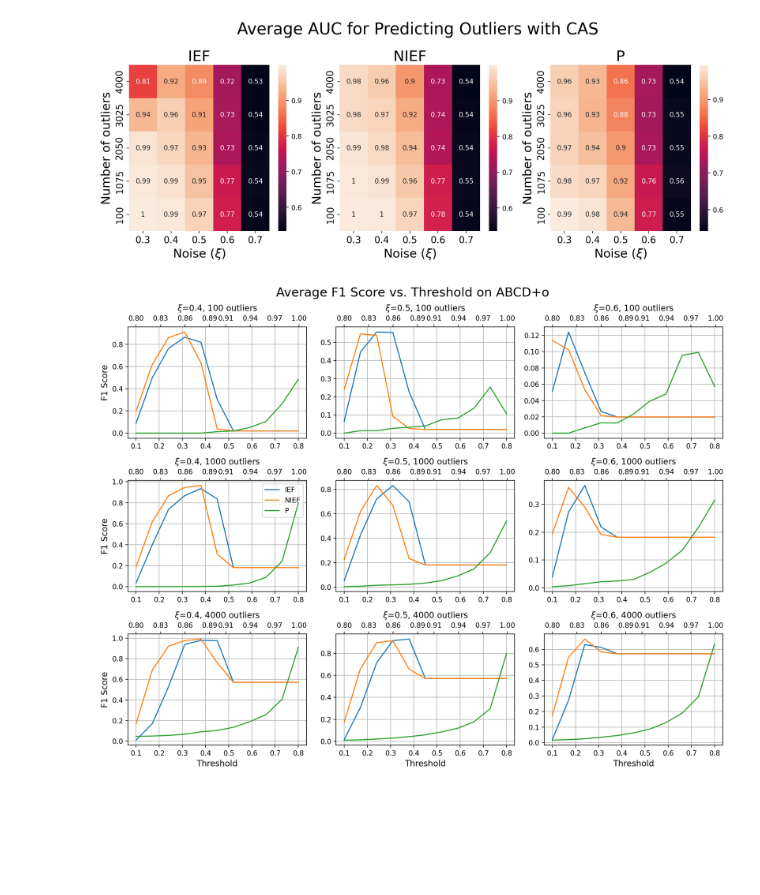
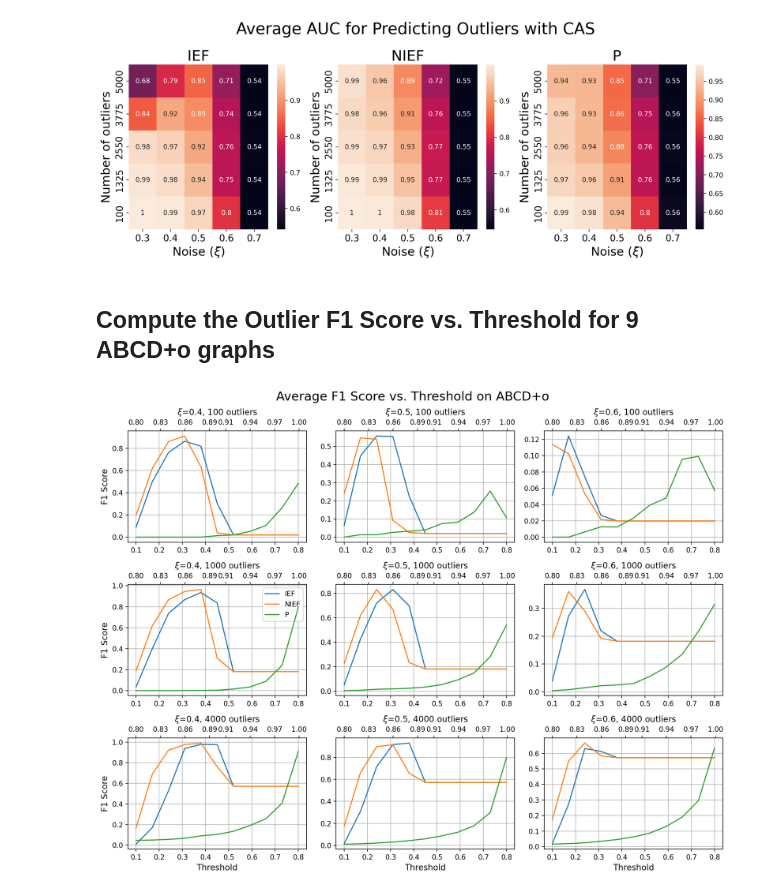
Before and after one commit to ryandewolfe33/CAS, a Jupyter notebook: experiments/outliers.ipynb, the cells around one changed output. Saved outputs shown, nothing was run; the diff lists cells and outputs as text; code cells hidden in the pictures; blank space fills up the shorter version.

Commit message:
Outlier and overlap experiments

```diff
--- a/experiments/outliers.ipynb
+++ b/experiments/outliers.ipynb
@@ -47,14 +102,14 @@ def get_cas(labels, adjacency_indptr, adjacency_indices, adjacency_data, cas):
 # %%
-## For one pruning method, make a heatmap of average AUC score
+## For each CAS, make a heatmap of average AUC score
 REP = 10
 n = 10000
 XIS = np.round(np.linspace(0.3, 0.7, 5), 3)
-NOUTS = np.linspace(100, 4000, 5, dtype="int64")
+NOUTS = np.linspace(100, 5000, 5, dtype="int64")
 
 ief_aucs = np.empty((len(XIS), len(NOUTS), REP))
 nief_aucs = np.empty((len(XIS), len(NOUTS), REP))
 p_aucs = np.empty((len(XIS), len(NOUTS), REP))
-with tqdm(total=len(XIS)*len(NOUTS)*REP) as pbar:
+with tqdm(total=len(XIS) * len(NOUTS) * REP) as pbar:
     for i, xi in enumerate(XIS):
         for j, nout in enumerate(NOUTS):
             for k in range(REP):
@@ -62,53 +117,93 @@ with tqdm(total=len(XIS)*len(NOUTS)*REP) as pbar:
                     vcount=n,
                     gamma=2.5,
                     min_degree=5,
-                    max_degree=int(n**.5),
+                    max_degree=int(n**0.5),
                     beta=1.5,
-                    min_community_size=50,
-                    max_community_size=int(n**.767),
+                    min_community_size=25,
+                    max_community_size=int(n**0.767),
                     xi=xi,
                     num_outliers=nout,
                 )
                 G = ABCDGraph(params)
                 G.build()
                 adjacency = G.exporter.to_sparse_adjacency_matrix()
-                labels = np.array([i for i, com in enumerate(G.communities) for _ in com.vertices])
+                labels = np.array(
+                    [i for i, com in enumerate(G.communities) for _ in com.vertices]
+                )
                 is_not_outlier = labels != np.max(labels)
                 predict = ECG().fit_predict(adjacency)
-                iefs = get_cas(predict, adjacency.indptr, adjacency.indices, adjacency.data, CAS.cas_._ief)
+                iefs = get_cas(
+                    predict,
+                    adjacency.indptr,
+                    adjacency.indices,
+                    adjacency.data,
+                    CAS.cas_._ief,
+                )
                 ief_aucs[i, j, k] = AUC(is_not_outlier, iefs)
-                niefs = get_cas(predict, adjacency.indptr, adjacency.indices, adjacency.data, CAS.cas_._nief)
+                niefs = get_cas(
+                    predict,
+                    adjacency.indptr,
+                    adjacency.indices,
+                    adjacency.data,
+                    CAS.cas_._nief,
+                )
                 nief_aucs[i, j, k] = AUC(is_not_outlier, niefs)
-                ps = get_cas(predict, adjacency.indptr, adjacency.indices, adjacency.data, CAS.cas_._p)
+                ps = get_cas(
+                    predict,
+                    adjacency.indptr,
+                    adjacency.indices,
+                    adjacency.data,
+                    CAS.cas_._p,
+                )
                 p_aucs[i, j, k] = AUC(is_not_outlier, ps)
                 pbar.update()
 
 fig, axs = plt.subplots(1, 3, figsize=(16, 5))
 fig.subplots_adjust(top=0.8)  # Make room for suptitle
 
-sns.heatmap(np.flip(np.mean(ief_aucs, axis=2), axis=1).T, xticklabels=XIS, yticklabels=NOUTS[::-1], annot=True, ax=axs[0])
+sns.heatmap(
+    np.flip(np.mean(ief_aucs, axis=2), axis=1).T,
+    xticklabels=XIS,
+    yticklabels=NOUTS[::-1],
+    annot=True,
+    ax=axs[0],
+)
 axs[0].set_xlabel(r"Noise ($\xi$)", fontsize=18)
 axs[0].set_ylabel("Number of outliers", fontsize=18)
 axs[0].tick_params(labelsize=14)
 axs[0].set_title("IEF", fontsize=22)
 
-sns.heatmap(np.flip(np.mean(nief_aucs, axis=2), axis=1).T, xticklabels=XIS, yticklabels=NOUTS[::-1], annot=True, ax=axs[1])
+sns.heatmap(
+    np.flip(np.mean(nief_aucs, axis=2), axis=1).T,
+    xticklabels=XIS,
+    yticklabels=NOUTS[::-1],
+    annot=True,
+    ax=axs[1],
+)
 axs[1].set_xlabel(r"Noise ($\xi$)", fontsize=18)
 axs[1].set_ylabel("Number of outliers", fontsize=18)
 axs[1].tick_params(labelsize=14)
 axs[1].set_title("NIEF", fontsize=22)
 
-sns.heatmap(np.flip(np.mean(p_aucs, axis=2), axis=1).T, xticklabels=XIS, yticklabels=NOUTS[::-1], annot=True, ax=axs[2])
+sns.heatmap(
+    np.flip(np.mean(p_aucs, axis=2), axis=1).T,
+    xticklabels=XIS,
+    yticklabels=NOUTS[::-1],
+    annot=True,
+    ax=axs[2],
+)
 axs[2].set_xlabel(r"Noise ($\xi$)", fontsize=18)
 axs[2].set_ylabel("Number of outliers", fontsize=18)
 axs[2].tick_params(labelsize=14)
 axs[2].set_title("P", fontsize=22)
 
 plt.suptitle("Average AUC for Predicting Outliers with CAS", fontsize=24, y=0.98)
 fig.set_dpi(200)
-#fig.savefig("outlier-aucs.png", bbox_inches="tight")
+# fig.savefig("outlier-aucs.png", bbox_inches="tight")
 # %% [output]
-[figure, old version]
+[figure, new version]
+# %% [markdown]
+## Compute the Outlier F1 Score vs. Threshold for 9 ABCD+o graphs
 # %%
 REP = 3
 n = 10000
```
Also changed, not shown: parts of 20 cells of this notebook, 3 other files.
